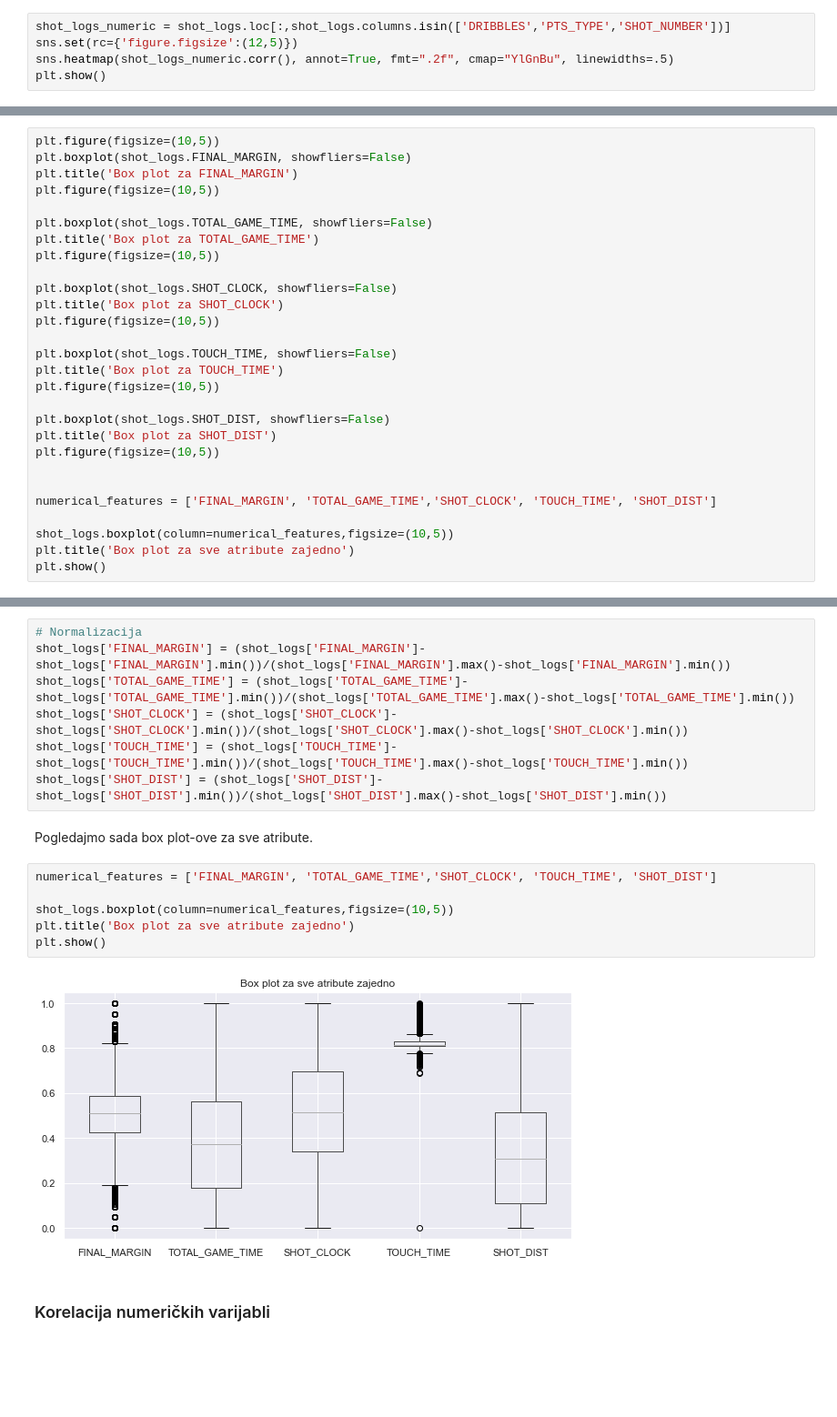
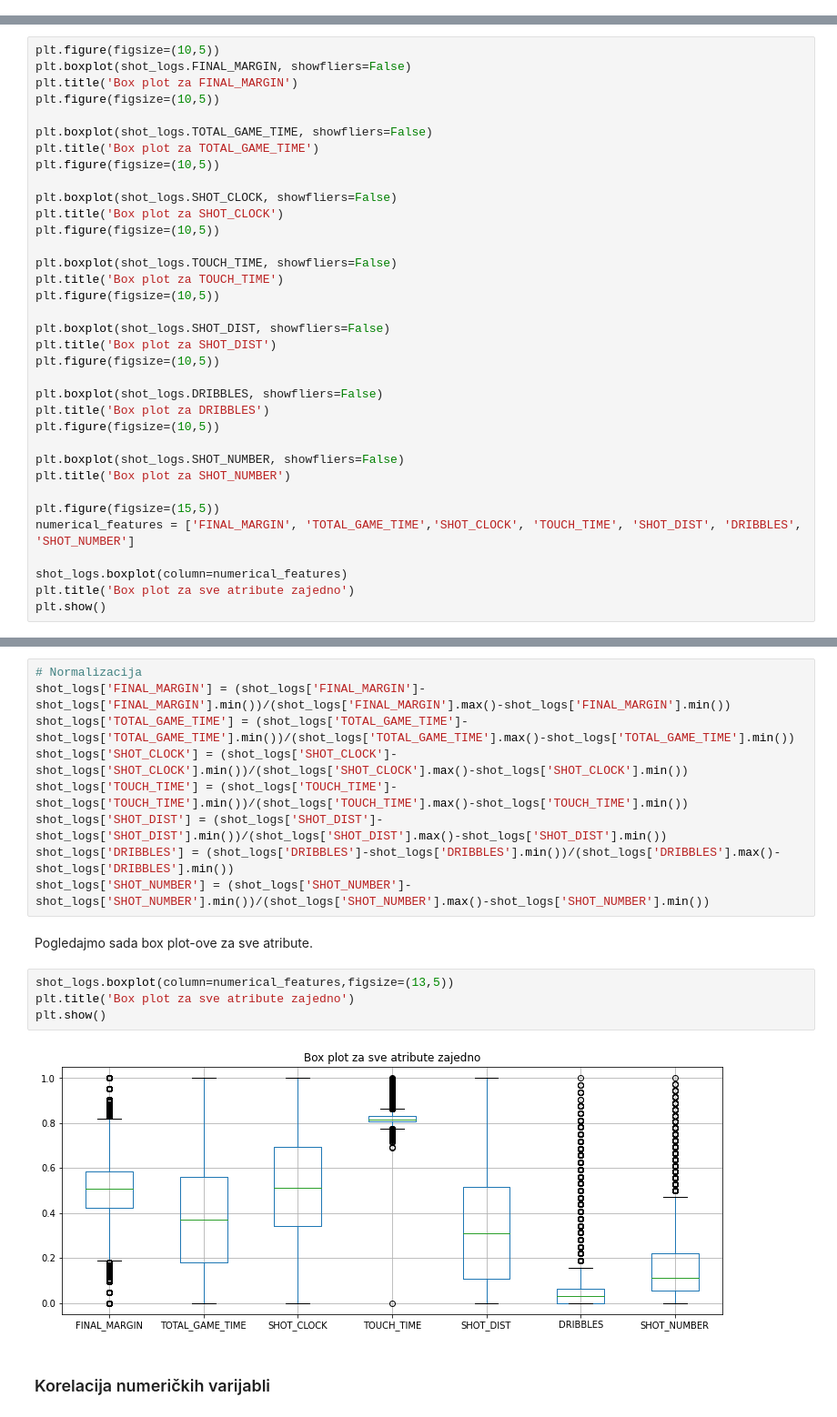
Before and after one commit to MladenDzida/NBA-Shot-Prediction, a Jupyter notebook: nba_shot_prediction.ipynb, the cells around one changed output, grey strips where cells are left out. Shown at 91% size. Cells and saved outputs as stored; diff of their text form; blank space fills up the shorter version.

```diff
--- a/nba_shot_prediction.ipynb
+++ b/nba_shot_prediction.ipynb
@@ -244,5 +209,0 @@ Name: CLOSEST_DEFENDER, Length: 473, dtype: int64
-# %%
-shot_logs_numeric = shot_logs.loc[:,shot_logs.columns.isin(['DRIBBLES','PTS_TYPE','SHOT_NUMBER'])]
-sns.set(rc={'figure.figsize':(12,5)})
-sns.heatmap(shot_logs_numeric.corr(), annot=True, fmt=".2f", cmap="YlGnBu", linewidths=.5)
-plt.show()
@@ -352,10 +293,17 @@ plt.boxplot(shot_logs.SHOT_DIST, showfliers=False)
 plt.title('Box plot za SHOT_DIST')
 plt.figure(figsize=(10,5))
 
+plt.boxplot(shot_logs.DRIBBLES, showfliers=False)
+plt.title('Box plot za DRIBBLES')
+plt.figure(figsize=(10,5))
 
-numerical_features = ['FINAL_MARGIN', 'TOTAL_GAME_TIME','SHOT_CLOCK', 'TOUCH_TIME', 'SHOT_DIST']
+plt.boxplot(shot_logs.SHOT_NUMBER, showfliers=False)
+plt.title('Box plot za SHOT_NUMBER')
 
-shot_logs.boxplot(column=numerical_features,figsize=(10,5))
+plt.figure(figsize=(15,5))
+numerical_features = ['FINAL_MARGIN', 'TOTAL_GAME_TIME','SHOT_CLOCK', 'TOUCH_TIME', 'SHOT_DIST', 'DRIBBLES', 'SHOT_NUMBER']
+
+shot_logs.boxplot(column=numerical_features)
 plt.title('Box plot za sve atribute zajedno')
 plt.show()
 # %% [output]
@@ -375,16 +325,16 @@ shot_logs['TOTAL_GAME_TIME'] = (shot_logs['TOTAL_GAME_TIME']-shot_logs['TOTAL_GA
 shot_logs['SHOT_CLOCK'] = (shot_logs['SHOT_CLOCK']-shot_logs['SHOT_CLOCK'].min())/(shot_logs['SHOT_CLOCK'].max()-shot_logs['SHOT_CLOCK'].min())
 shot_logs['TOUCH_TIME'] = (shot_logs['TOUCH_TIME']-shot_logs['TOUCH_TIME'].min())/(shot_logs['TOUCH_TIME'].max()-shot_logs['TOUCH_TIME'].min())
 shot_logs['SHOT_DIST'] = (shot_logs['SHOT_DIST']-shot_logs['SHOT_DIST'].min())/(shot_logs['SHOT_DIST'].max()-shot_logs['SHOT_DIST'].min())
+shot_logs['DRIBBLES'] = (shot_logs['DRIBBLES']-shot_logs['DRIBBLES'].min())/(shot_logs['DRIBBLES'].max()-shot_logs['DRIBBLES'].min())
+shot_logs['SHOT_NUMBER'] = (shot_logs['SHOT_NUMBER']-shot_logs['SHOT_NUMBER'].min())/(shot_logs['SHOT_NUMBER'].max()-shot_logs['SHOT_NUMBER'].min())
 # %% [markdown]
 Pogledajmo sada box plot-ove za sve atribute.
 # %%
-numerical_features = ['FINAL_MARGIN', 'TOTAL_GAME_TIME','SHOT_CLOCK', 'TOUCH_TIME', 'SHOT_DIST']
-
-shot_logs.boxplot(column=numerical_features,figsize=(10,5))
+shot_logs.boxplot(column=numerical_features,figsize=(13,5))
 plt.title('Box plot za sve atribute zajedno')
 plt.show()
 # %% [output]
-[figure, old version]
+[figure, new version]
 # %% [markdown]
 ### Korelacija numeričkih varijabli
 # %%
```
Also changed, not shown: parts of 38 cells of this notebook.
